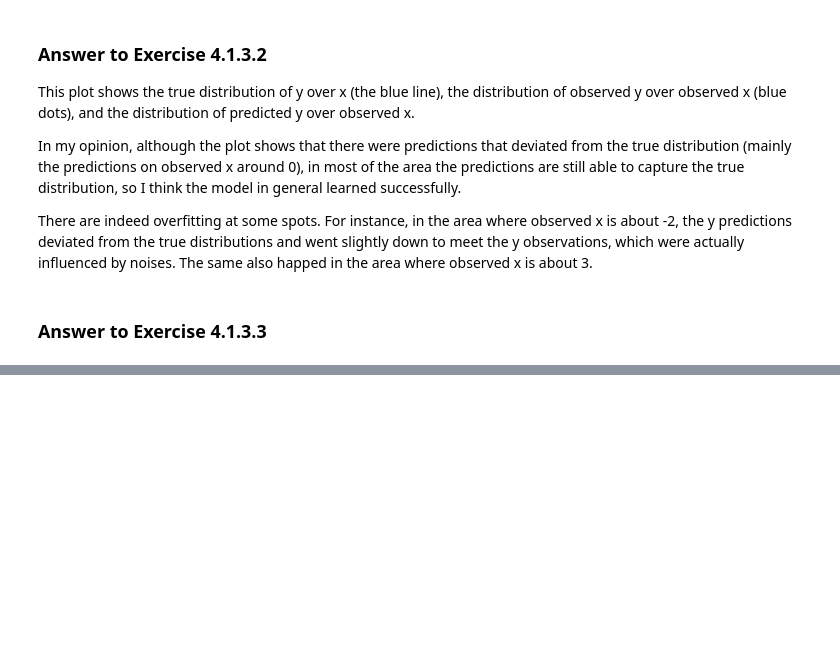
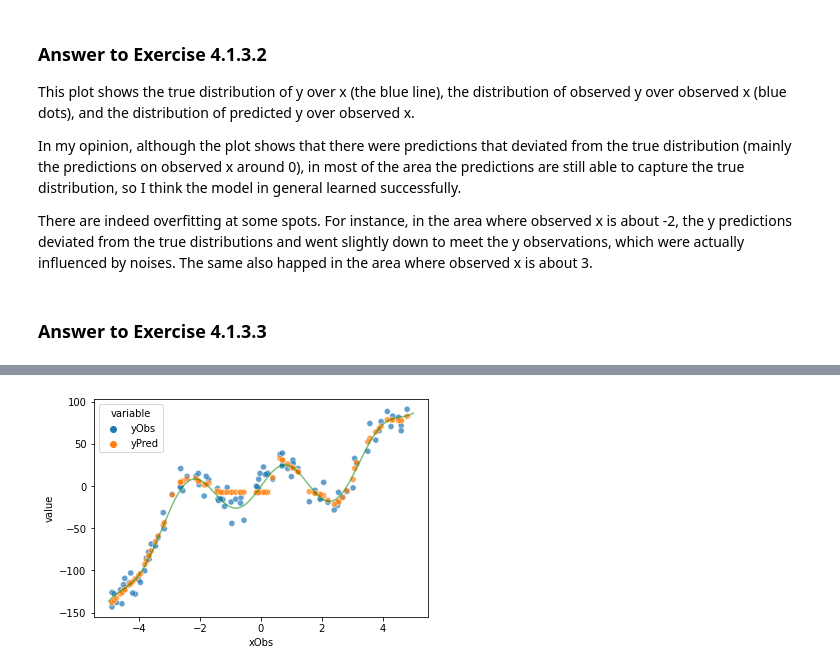
Before and after one commit to jiasheng1100/NP-NLG, a Jupyter notebook: neural_pragmatic_nlg/04-ANNs/04c-MLP-custom.ipynb, the cells around one changed output, grey strips where cells are left out. Drawn from its saved outputs; the diff is of its cells as text; code cells hidden in the pictures; blank space fills up the shorter version.

```diff
--- a/neural_pragmatic_nlg/04-ANNs/04c-MLP-custom.ipynb
+++ b/neural_pragmatic_nlg/04-ANNs/04c-MLP-custom.ipynb
@@ -408,0 +422,30 @@ plt.show()
+# %%
+# repeatedly execute the last code cell (2nd time)
+
+epochs = 50000 # change the number of training epochs to ’epochs = 50000’
+for i in range(epochs+1):
+    if (i == 0):
+        print("\n")
+    yPred = singleForwardPassBatched(xObs)
+    loss  = loss_function(yPred, yObs)
+    # loss  = torch.mean((yPred - yObs)**2)
+    if (i == 0 or i % 5000 == 0):
+        print('Iteration: {:5d} | Loss: {:12}'.format(i, loss.detach().numpy().round(0)))
+        # print("Iteration: ", i, " Loss: ", loss.detach().numpy())
+    loss.backward()
+    opt.step()
+    opt.zero_grad()
+
+yPred = singleForwardPassBatched(xObs)
+
+# plot the data
+d = pd.DataFrame({'xObs' : xObs.detach().numpy(),
+                  'yObs' : yObs.detach().numpy(),
+                  'yPred': yPred.detach().numpy()})
+dWide = pd.melt(d, id_vars = 'xObs', value_vars= ['yObs', 'yPred'])
+sns.scatterplot(data = dWide, x = 'xObs', y = 'value', hue = 'variable', alpha = 0.7)
+x = np.linspace(start = -5, stop =5, num = 1000)
+y = goalFun(x)
+plt.plot(x,y, color='g', alpha = 0.5)
+plt.show()
+# %% [output]
@@ -408,0 +463 @@ plt.show()
+[figure, added]
```
Also changed, not shown: parts of 2 cells of this notebook.
